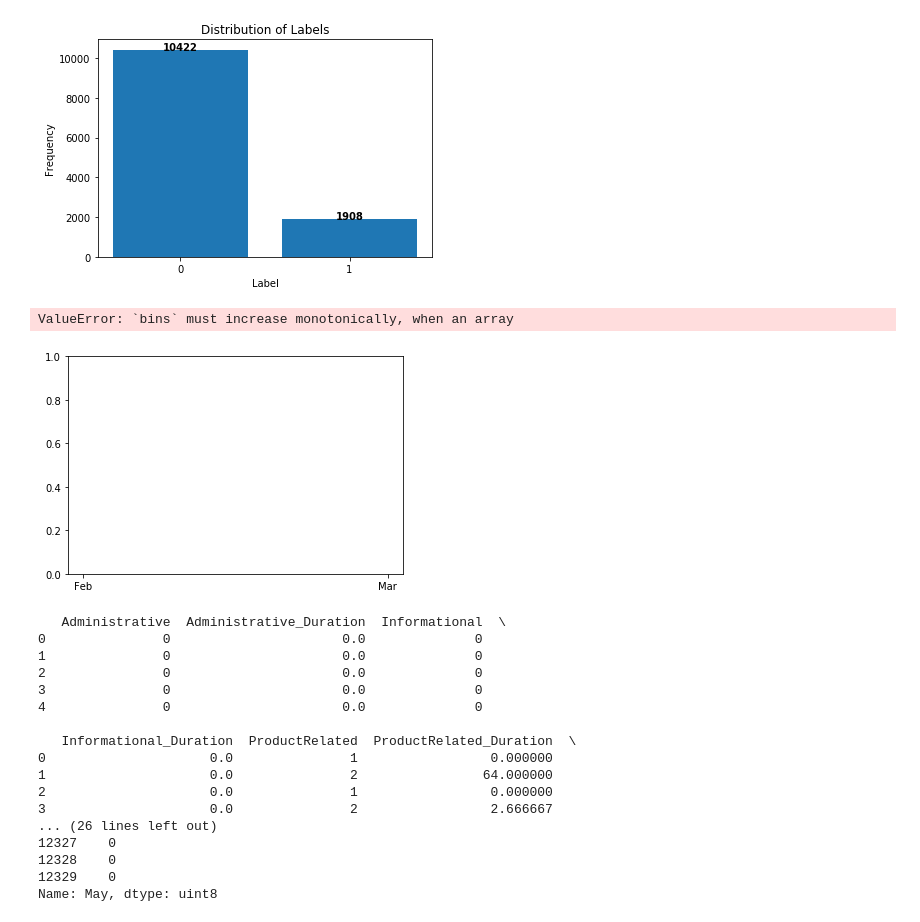
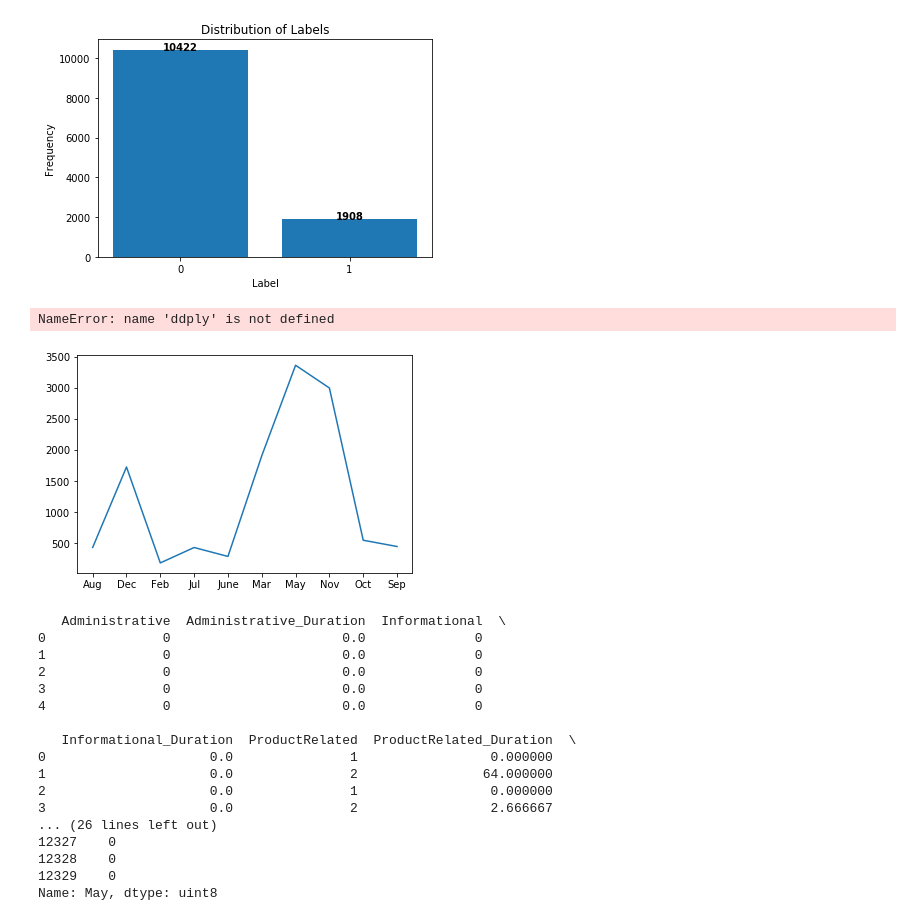
Before and after one commit to andoyeon/osi, a Jupyter notebook: data.ipynb, the cells around one changed output. Saved outputs shown, nothing was run; the diff lists cells and outputs as text; code cells hidden in the pictures.

```diff
--- a/data.ipynb
+++ b/data.ipynb
@@ -74,17 +74,22 @@ plt.show()
 # %% [output]
 [False, True] [10422, 1908]
 [figure]
-# %%
-# 데이터 시각화
-# 1) Revenue ~ SpecialDay
-x = dataset['Month']
-y = dataset['Revenue']
-plt.hist(x, y)
-# plt.xticks([0, 1])
-plt.show
-# %% [output]
-ValueError: `bins` must increase monotonically, when an array
-[figure, removed]
+# %%
+# 데이터 시각화
+# 1) Revenue ~ Month
+grouped = dataset['Revenue'].groupby(dataset['Month']).count()
+
+# print(grouped.size())
+plt.plot(grouped)
+plt.show
+# May, Dec 구입이 많은 달.
+
+grouped2 = ddply(dataset, 'Month',  # Month별로 요약값들을 계산
+                count = count('Revenue'))
+print(grouped2)
+# %% [output]
+NameError: name 'ddply' is not defined
+[figure, added]
 # %%
 # 2. 데이터 전처리
 # Handling catagorical data
```
